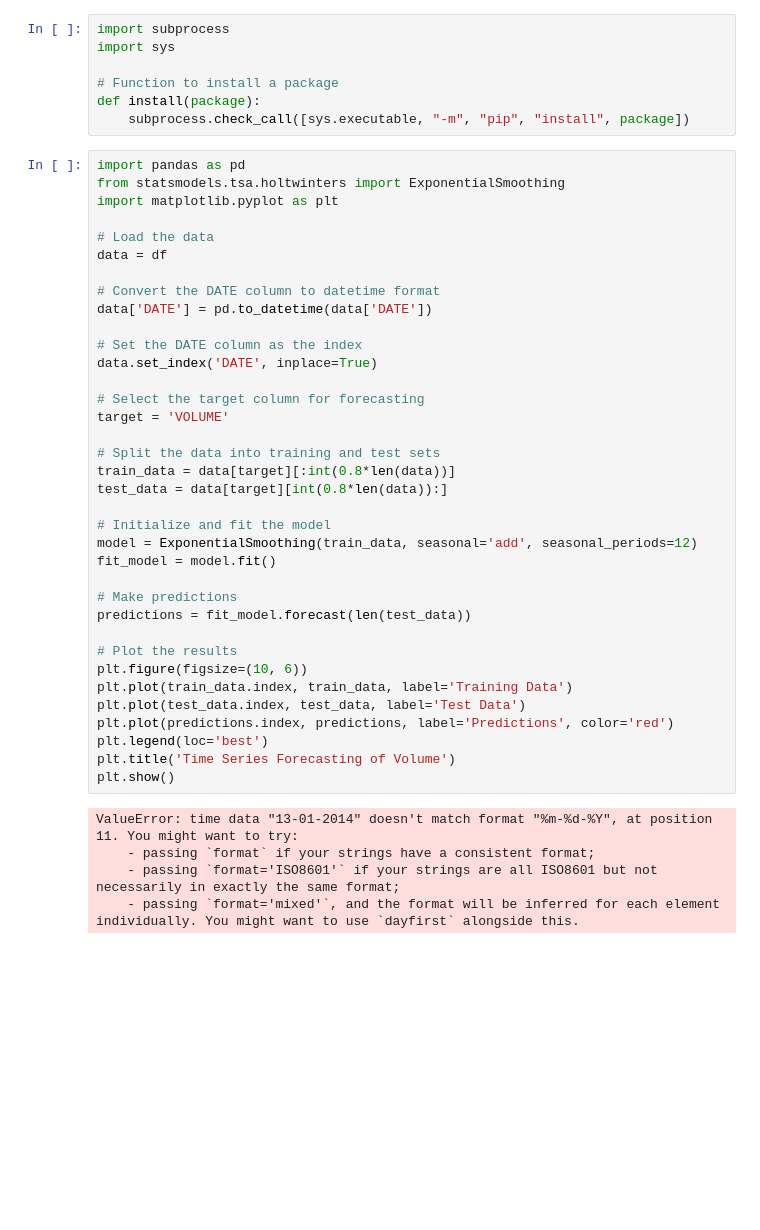
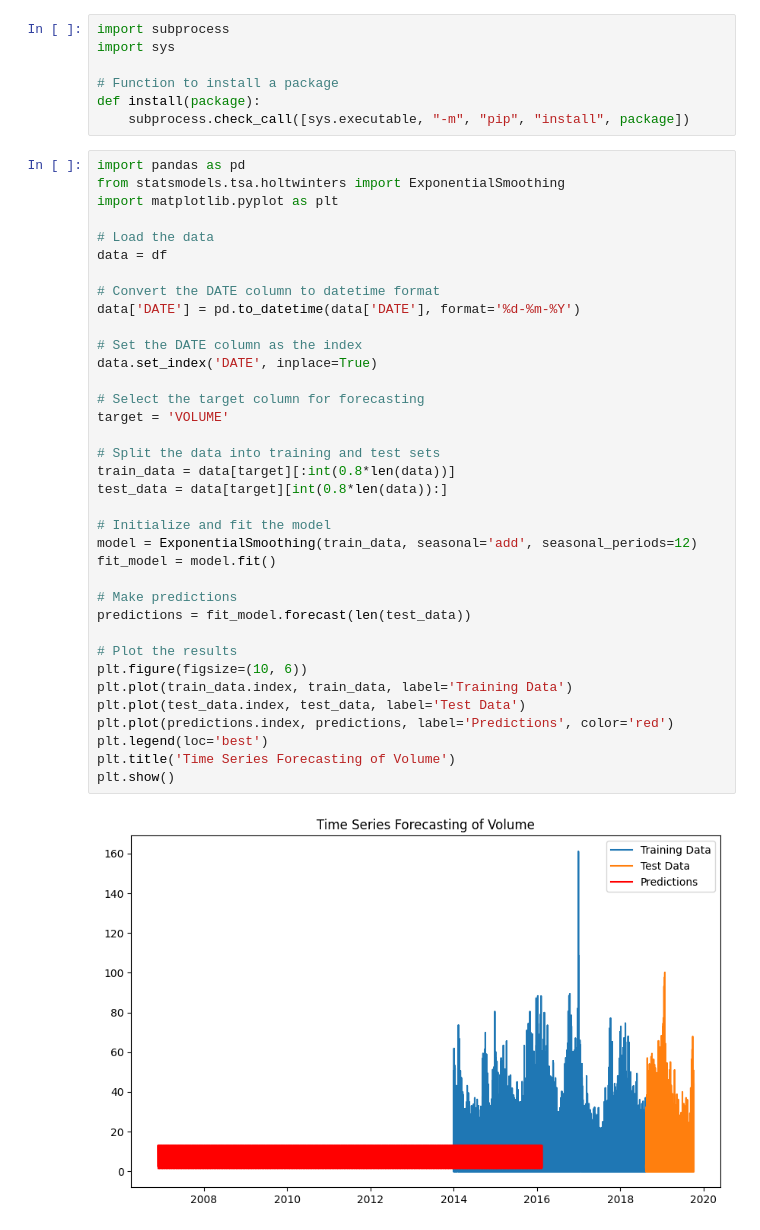
Before and after one commit to SohamLTI/Sarkar, a Jupyter notebook: Test2.ipynb, the cells around one changed output. Saved outputs shown, nothing was run; the diff lists cells and outputs as text; blank space fills up the shorter version.

```diff
--- a/Test2.ipynb
+++ b/Test2.ipynb
@@ -119,35 +119,32 @@ import matplotlib.pyplot as plt
 data = df
 
 # Convert the DATE column to datetime format
-data['DATE'] = pd.to_datetime(data['DATE'])
+data['DATE'] = pd.to_datetime(data['DATE'], format='%d-%m-%Y')
 
 # Set the DATE column as the index
 data.set_index('DATE', inplace=True)
 
 # Select the target column for forecasting
 target = 'VOLUME'
 
 # Split the data into training and test sets
 train_data = data[target][:int(0.8*len(data))]
 test_data = data[target][int(0.8*len(data)):]
 
 # Initialize and fit the model
 model = ExponentialSmoothing(train_data, seasonal='add', seasonal_periods=12)
 fit_model = model.fit()
 
 # Make predictions
 predictions = fit_model.forecast(len(test_data))
 
 # Plot the results
 plt.figure(figsize=(10, 6))
 plt.plot(train_data.index, train_data, label='Training Data')
 plt.plot(test_data.index, test_data, label='Test Data')
 plt.plot(predictions.index, predictions, label='Predictions', color='red')
 plt.legend(loc='best')
 plt.title('Time Series Forecasting of Volume')
 plt.show()
 # %% [output]
-ValueError: time data "13-01-2014" doesn't match format "%m-%d-%Y", at position 11. You might want to try:
-    - passing `format` if your strings have a consistent format;
-    - passing `format='ISO8601'` if your strings are all ISO8601 but not necessarily in exactly the same format;
-    - passing `format='mixed'`, and the format will be inferred for each element individually. You might want to use `dayfirst` alongside this.
+[figure, added]
```
